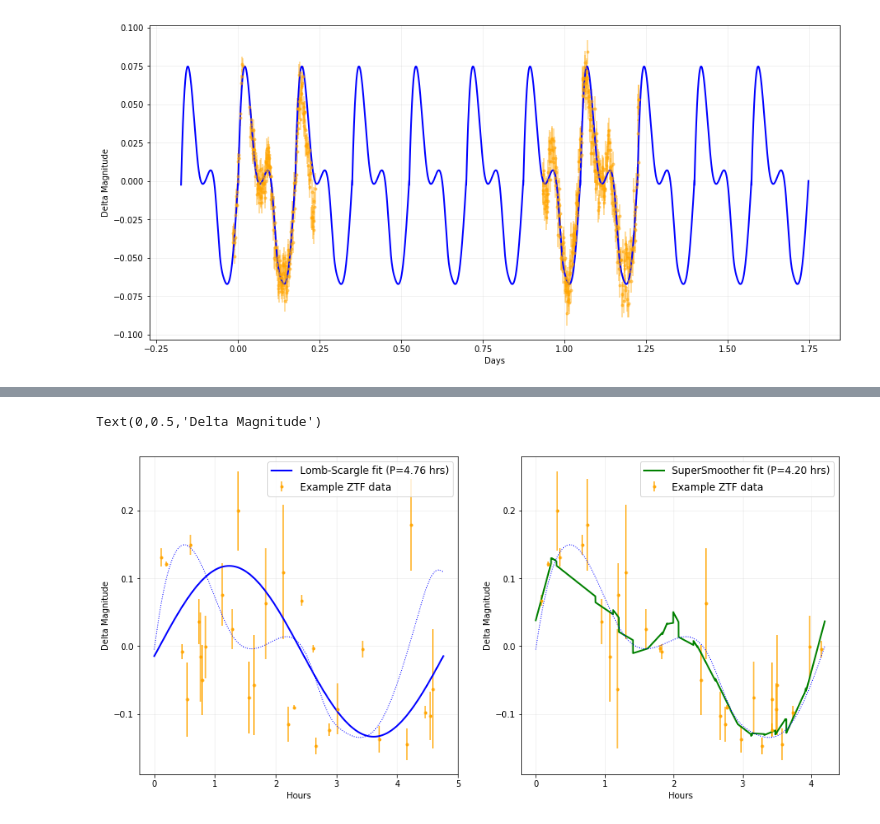
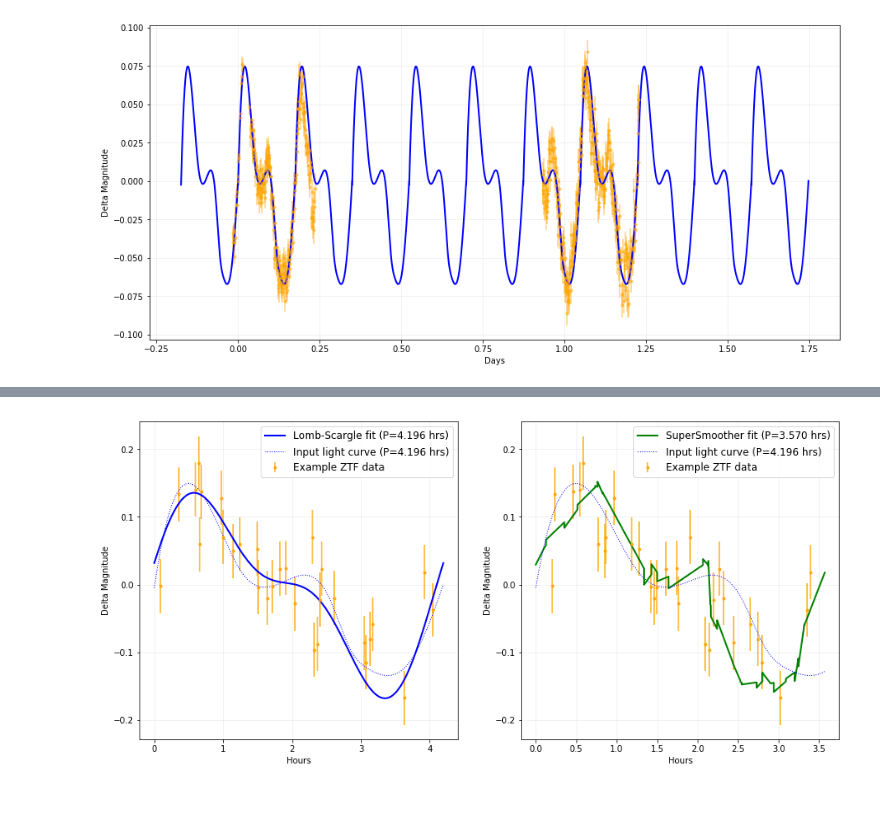
Before and after one commit to dirac-institute/CometGPs, a Jupyter notebook: lco_proposal/Psyche ZTF Example.ipynb, the cells around one changed output, grey strips where cells are left out. Drawn from its saved outputs; the diff is of its cells as text; code cells hidden in the pictures.

```diff
--- a/lco_proposal/Psyche ZTF Example.ipynb
+++ b/lco_proposal/Psyche ZTF Example.ipynb
@@ -98,7 +98,11 @@ Text(0,0.5,'Delta Magnitude')
 [figure]
 # %%
 # a little function to simulate about 30 distinct nights of ZTF data (which would cross about 60 nights or so of time)
-def simulate_ZTF(fudge=2.0):
+def spline_template(t, period=4.196/24.0, fudge=2.0):
+    y = fudge * interpolate.splev(t % period, f, der=0)
+    return y
+
+def simulate_ZTF(lightcurve_template, mag_err=0.04):
     # Simulate ZTF visits
     ztf_times = []
     nnights = 30
@@ -113,11 +117,12 @@ def simulate_ZTF(fudge=2.0):
     dtimes = np.random.randint(30, 51, size=nnights)
     dtimes[::2] = 0
     times = nights + (start_times  + dtimes) / 60.0 /  24.0 + (nights * -2./24./30.)
-    # Add a bit of a 'fudge' factor to amp up light curve, so we can have larger photometric errors on our points
-    true_mags = fudge * interpolate.splev(times % period, f, der=0)
-    mag_errs = np.random.normal(0, 0.04, size=len(times))
-    mags = true_mags + mag_errs
-    return times, mags, mag_errs
+    #true_mags = fudge * interpolate.splev(times % period, f, der=0)
+    true_mags = lightcurve_template(times)
+    applied_mag_errs = np.random.normal(0, mag_err, size=len(times))
+    mags = true_mags + applied_mag_errs
+    mag_errs = np.zeros(len(mags), float) + mag_err
+    return times, mags, mag_errs, applied_mag_errs
 # %%
 # Plot some instantiations, in a properly phased version.
 fudge = 2
@@ -126,9 +131,9 @@ for i in range(3):
     #plt.figure(figsize=(15, 7))
     plt.subplot(3,1,i+1)
     tt = np.arange(0, period, 1/24./60./60.0)
-    ff = fudge * interpolate.splev(tt, f, der=0)
+    ff = spline_template(tt)
     plt.plot(tt*24, ff, 'b', linewidth=1, linestyle=':')
-    times, mags, mag_errs = simulate_ZTF(fudge=fudge)
+    times, mags, mag_errs, ap_errs = simulate_ZTF(spline_template)
     with open('ztf_mags_%d.txt' % i, 'w') as zout:
         zout.write('Times Mags Mag_errs\n')
         for t, m, me in zip(times, mags, mag_errs):
@@ -183,8 +188,8 @@ from gatspy import periodic
 best_ls_periods = []
 best_ss_periods = []
 for i in range(20):
-    t, m, me = simulate_ZTF(fudge=fudge)
-    modelLS = periodic.LombScargle(fit_period=True)
+    t, m, me, apme = simulate_ZTF(spline_template)
+    modelLS = periodic.LombScargle(fit_period=True, Nterms=2, fit_offset=True)
     modelLS.optimizer.set(period_range=(1.0/24.0, 9.0/24.0), first_pass_coverage=10)
     modelLS.fit(t, m, me)
     best_ls_periods.append(modelLS.best_period*24.0)
@@ -229,38 +231,39 @@ phase_period = modelLS.best_period
 plt.figure(figsize=(15, 7))
 plt.subplot(1,2,1)
 tt = np.arange(0, phase_period, 1/24./60./60.0)
 ff = modelLS.predict(tt)
-# Why do I have to flip this here? I shouldn't have to. But it looks stupid otherwise.
-plt.plot(tt*24., -ff, 'b', linewidth=2, linestyle='-',
-         label='Lomb-Scargle fit (P=%.2f hrs)' % (phase_period*24.0))
+plt.plot(tt*24., ff, 'b', linewidth=2, linestyle='-',
+         label='Lomb-Scargle fit (P=%.3f hrs)' % (phase_period*24.0))
 tt = np.arange(0, phase_period, 1/24./60./60.0)
 ff = fudge * interpolate.splev(tt, f, der=0)
 nperiods = int(np.ceil(times.max()/period))
-plt.plot(tt*24., ff, 'b', linewidth=1, linestyle=':')
+plt.plot(tt*24., ff, 'b', linewidth=1, linestyle=':',
+        label='Input light curve (P=%.3f hrs)' % (period*24.0))
 plt.errorbar((times % modelLS.best_period)*24., mags, yerr=mag_errs,
              color='orange', linestyle='', marker='.', alpha=0.9,
             label='Example ZTF data')
 plt.legend(loc='upper right', fancybox=True, fontsize='large', numpoints=1)
 plt.grid(True, alpha=0.2)
 plt.xlabel('Hours')
 plt.ylabel('Delta Magnitude')
 plt.subplot(1,2,2)
 phase_period = modelSS.best_period
 tt = np.arange(0, phase_period, 1/24./60./60.0)
 ff = modelSS.predict(tt)
 plt.plot(tt*24, ff, 'g', linewidth=2, linestyle='-',
-         label='SuperSmoother fit (P=%.2f hrs)' % (phase_period*24.0))
+         label='SuperSmoother fit (P=%.3f hrs)' % (phase_period*24.0))
 tt = np.arange(0, phase_period, 1/24./60./60.0)
 ff = fudge * interpolate.splev(tt, f, der=0)
 nperiods = int(np.ceil(times.max()/period))
-plt.plot(tt*24., ff, 'b', linewidth=1, linestyle=':')
+plt.plot(tt*24., ff, 'b', linewidth=1, linestyle=':',
+        label='Input light curve (P=%.3f hrs)' % (period*24.0))
 plt.errorbar((times % modelSS.best_period)*24., mags, yerr=mag_errs,
              color='orange', linestyle='', marker='.', alpha=0.9,
             label='Example ZTF data')
 plt.legend(loc='upper right', fancybox=True, fontsize='large', numpoints=1)
 plt.grid(True, alpha=0.2)
 plt.xlabel('Hours')
 plt.ylabel('Delta Magnitude')
+plt.savefig('LS-SS_fits.eps', format='eps')
 # %% [output]
-Text(0,0.5,'Delta Magnitude')
-[figure, old version]
+[figure, new version]
```
Also changed, not shown: parts of 9 cells of this notebook.
